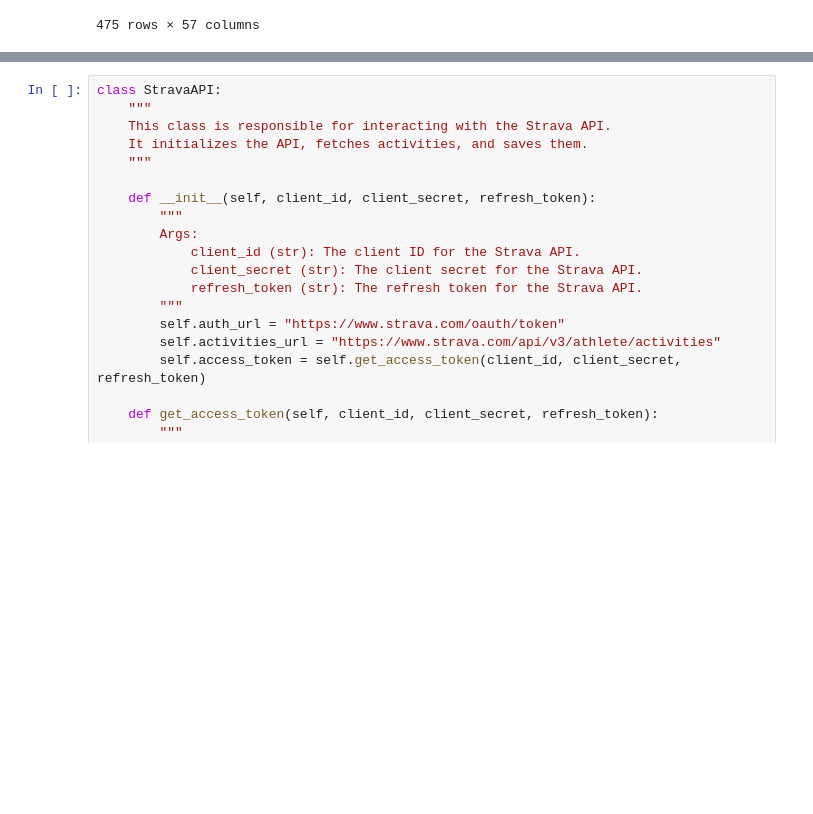
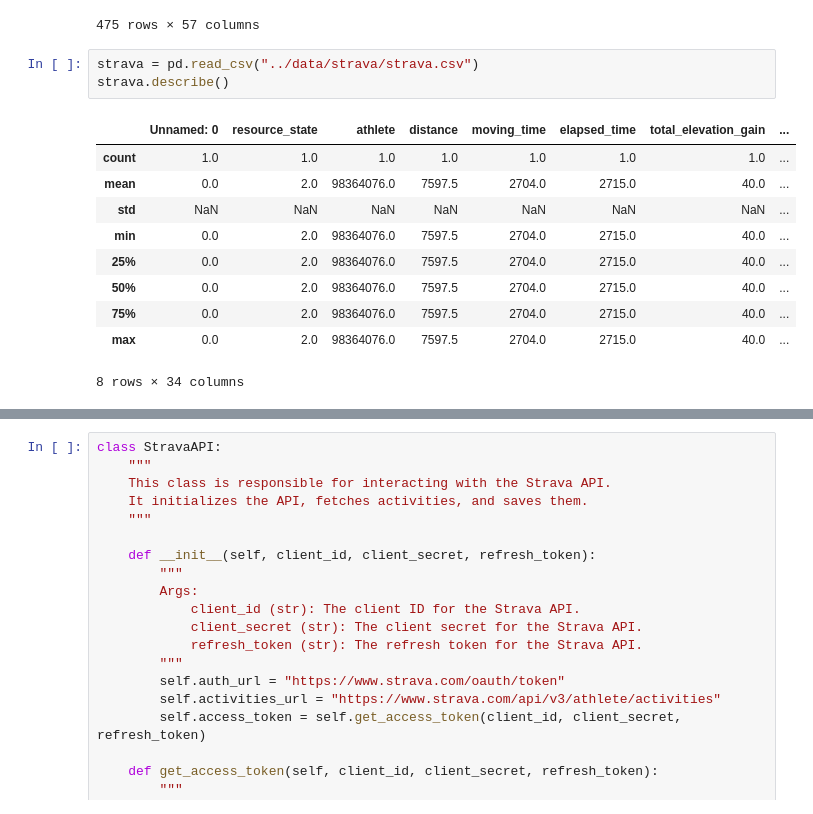
Before and after one commit to TheoCostes/SynchronizeRunningData, a Jupyter notebook: notebooks/exploration_aggregation.ipynb, the cells around one changed output, grey strips where cells are left out. Drawn from its saved outputs; the diff is of its cells as text; blank space fills up the shorter version.

```diff
--- a/notebooks/exploration_aggregation.ipynb
+++ b/notebooks/exploration_aggregation.ipynb
@@ -136,3 +142,17 @@ test
 | 473 | 473 | 2 | {'id': 98364076, 'resource_state'... | Evening Walk | 767.9 | 777 | 903 | ... |
 | 474 | 474 | 2 | {'id': 98364076, 'resource_state'... | Morning Walk | 1064.0 | 765 | 1015 | ... |
 475 rows × 57 columns
+# %%
+strava = pd.read_csv("../data/strava/strava.csv")
+strava.describe()
+# %% [output]
+|  | Unnamed: 0 | resource_state | athlete | distance | moving_time | elapsed_time | total_elevation_gain | ... |
+| count | 1.0 | 1.0 | 1.0 | 1.0 | 1.0 | 1.0 | 1.0 | ... |
+| mean | 0.0 | 2.0 | 98364076.0 | 7597.5 | 2704.0 | 2715.0 | 40.0 | ... |
+| std | NaN | NaN | NaN | NaN | NaN | NaN | NaN | ... |
+| min | 0.0 | 2.0 | 98364076.0 | 7597.5 | 2704.0 | 2715.0 | 40.0 | ... |
+| 25% | 0.0 | 2.0 | 98364076.0 | 7597.5 | 2704.0 | 2715.0 | 40.0 | ... |
+| 50% | 0.0 | 2.0 | 98364076.0 | 7597.5 | 2704.0 | 2715.0 | 40.0 | ... |
+| 75% | 0.0 | 2.0 | 98364076.0 | 7597.5 | 2704.0 | 2715.0 | 40.0 | ... |
+| max | 0.0 | 2.0 | 98364076.0 | 7597.5 | 2704.0 | 2715.0 | 40.0 | ... |
+8 rows × 34 columns
```
Also changed, not shown: parts of 3 cells of this notebook.
